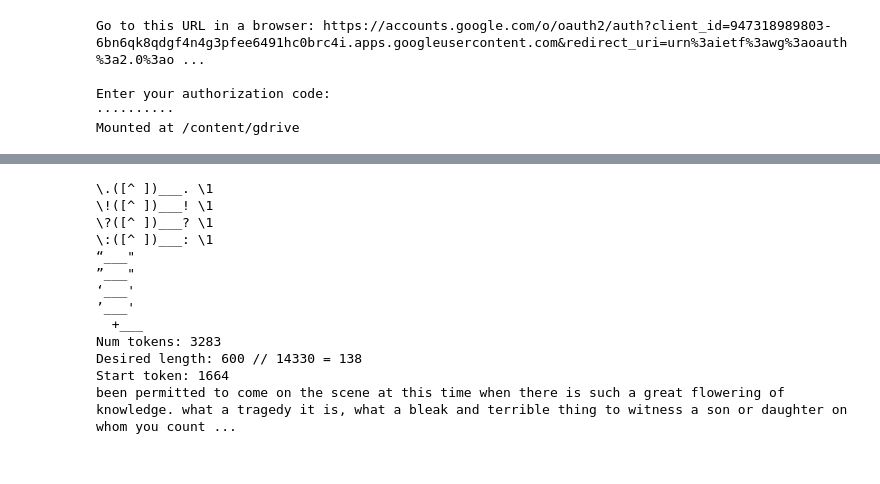
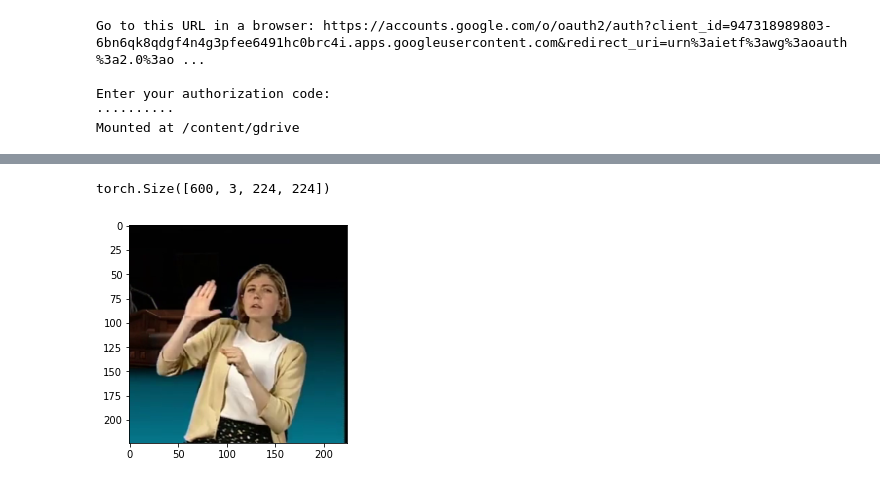
Before and after one commit to kennethac/ASL-Translator, a Jupyter notebook: GeneralConference/GeneralConference.ipynb, the cells around one changed output, grey strips where cells are left out. Drawn from its saved outputs; the diff is of its cells as text; code cells hidden in the pictures.

Commit message:
Performs transformations to 224x224 images in the video.

```diff
--- a/GeneralConference/GeneralConference.ipynb
+++ b/GeneralConference/GeneralConference.ipynb
@@ -111,6 +111,13 @@ class GeneralConferenceDataset(Dataset):
     self.months = self._discover_folders(self.years)
     self.talks = self._discover_folders(self.months)
     self.tokenizer = spacy.load('en').tokenizer
+    self.transforms = torchvision.transforms.Compose([
+        torchvision.transforms.Lambda(lambda img: img.transpose(0, 2)),
+        torchvision.transforms.ToPILImage(),
+        torchvision.transforms.Resize(224),
+        torchvision.transforms.CenterCrop(224),
+        torchvision.transforms.ToTensor()
+    ])
 
   def _discover_folders(self, parent):
     if type(parent) != list: # we're gonna flatten lists, so this makes that easier
@@ -143,7 +150,7 @@ class GeneralConferenceDataset(Dataset):
     """
       Returns a random sample of the video at index, and the text we hope that it represents.
     """
-    # Load the video and get a samle of the frames. Video is of size [num_frames, h, w, c]
+    # Load the video and get a sample of the frames. Video is of size [num_frames, h, w, c]
     talk_dir = self.talks[index]
     video, _, meta = torchvision.io.video.read_video(os.path.join(talk_dir, self.video_file), pts_unit="sec")
     num_frames = video.size(0)
@@ -151,6 +158,9 @@ class GeneralConferenceDataset(Dataset):
     start_frame = random.randint( 0, num_frames - length )
     frame_sample = video[start_frame:start_frame + length]
 
+    # Apply some transforms to the frames (but the same transform for every frame in video)
+    frame_sample = torch.stack([self.transforms(i) for i in frame_sample])
+
     # Now get a chunk of text of hopefully comparable spot.
     text_sample = self._load_text(talk_dir, num_frames)
     return frame_sample, text_sample
@@ -159,24 +169,32 @@ class GeneralConferenceDataset(Dataset):
       return len(self.talks)
 # %%
 dataset = GeneralConferenceDataset()
+# %%
+def imshow(inp, title=None):
+    """Imshow for Tensor."""
+    inp = inp.numpy().transpose((2, 1, 0))
+    # mean = np.array([0.485, 0.456, 0.406])
+    # std = np.array([0.229, 0.224, 0.225])
+    # inp = std * inp + mean
+    # inp = np.clip(inp, 0, 1)
+    plt.imshow(inp)
+    if title is not None:
+        plt.title(title)
+    plt.pause(0.001)  # pause a bit so that plots are updated
 # %%
 # An example of a piece of text. F is the frames.
 f, t = dataset[0]
-print(t)
+# f.size()
+# imshow(f[0])
-# %% [output]
-\.([^ ])___. \1
-\!([^ ])___! \1
-\?([^ ])___? \1
-\:([^ ])___: \1
-“___"
-”___"
-‘___'
-’___'
-  +___
-Num tokens: 3283
-Desired length: 600 // 14330 = 138
-Start token: 1664
-been permitted to come on the scene at this time when there is such a great flowering of knowledge. what a tragedy it is, what a bleak and terrible thing to witness a son or daughter on whom you count ...
+# %%
+f.size()
+# %% [output]
+torch.Size([600, 3, 224, 224])
+# %%
+f1 = f[100]
+imshow(f1)
+# %% [output]
+[figure, added]
 # %%
 class GeneralConferenceModel(nn.Module):
   def __init__(self):
```
Also changed, not shown: parts of 4 cells of this notebook.
